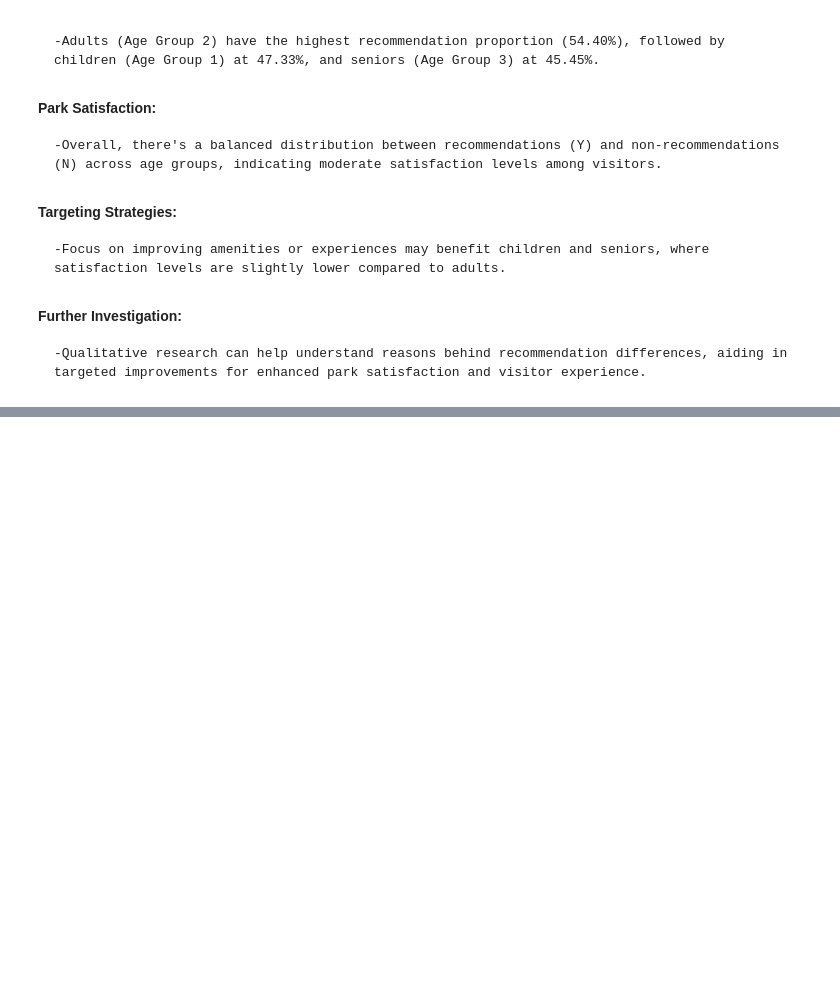
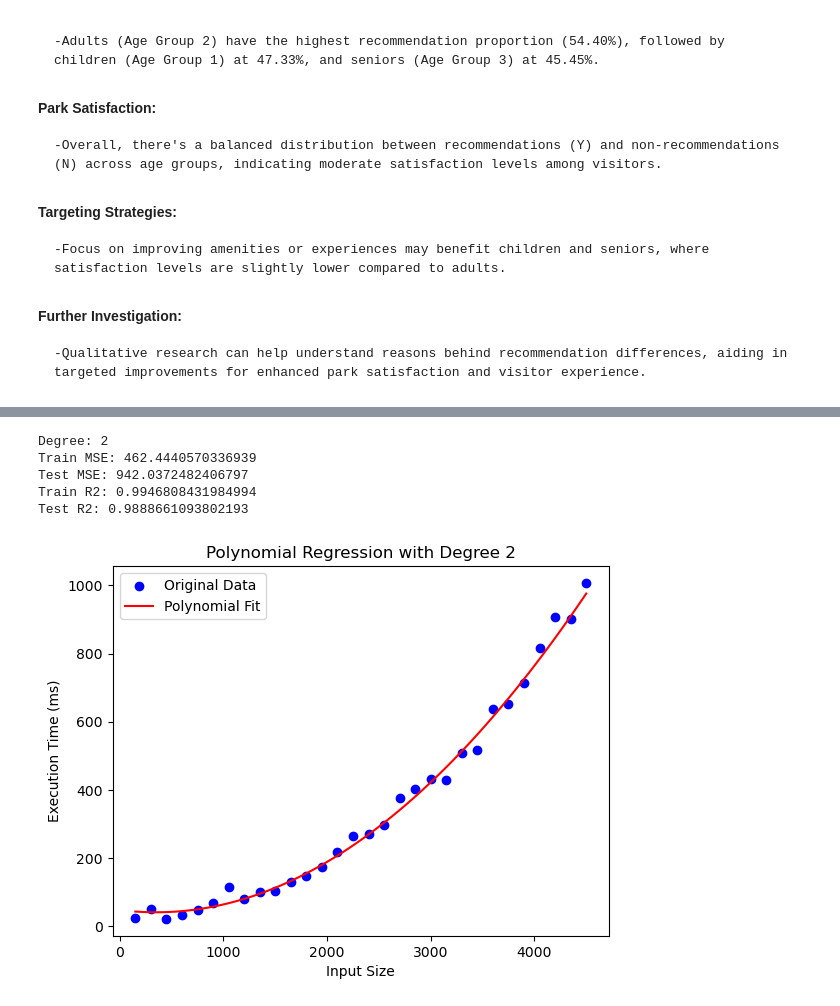
Before and after one commit to Departamento-de-Engenharia-Informatica/lei-24-s2-1db-g022, a Jupyter notebook: MATCP/Grupo22_1DB_MATCP.ipynb, the cells around one changed output, grey strips where cells are left out. Saved outputs shown, nothing was run; the diff lists cells and outputs as text; code cells hidden in the pictures; blank space fills up the shorter version.

```diff
--- a/MATCP/Grupo22_1DB_MATCP.ipynb
+++ b/MATCP/Grupo22_1DB_MATCP.ipynb
@@ -576,0 +798,68 @@ plt.show()
+# %%
+import pandas as pd
+import numpy as np
+from sklearn.model_selection import train_test_split
+from sklearn.preprocessing import PolynomialFeatures
+from sklearn.linear_model import LinearRegression
+from sklearn.metrics import mean_squared_error, r2_score
+import matplotlib.pyplot as plt
+
+# Step 1: Load the data
+# Adjusting the delimiter to semicolon and replacing commas with dots
+#data = pd.read_csv('solution_us14.csv', delimiter=';', decimal=',')
+
+data = pd.read_csv('us_14.csv', delimiter=',')
+
+# Step 2: Preprocess the data
+#X = data[['size']].values
+#Y = data['time'].values
+
+X = data[['Input Size']].values
+Y = data['Execution Time (ms)'].values
+
+# Step 3: Split the data into training and testing sets
+X_train, X_test, Y_train, Y_test = train_test_split(X, Y, test_size=0.2, random_state=42)
+
+# Step 4: Apply polynomial regression
+degree = 2  # You can try different degrees to find the best fit
+poly = PolynomialFeatures(degree=degree)
+X_train_poly = poly.fit_transform(X_train)
+X_test_poly = poly.transform(X_test)
+
+# Train the model
+model = LinearRegression()
+model.fit(X_train_poly, Y_train)
+
+# Predict using the model
+Y_train_pred = model.predict(X_train_poly)
+Y_test_pred = model.predict(X_test_poly)
+
+# Evaluate the model
+train_mse = mean_squared_error(Y_train, Y_train_pred)
+test_mse = mean_squared_error(Y_test, Y_test_pred)
+train_r2 = r2_score(Y_train, Y_train_pred)
+test_r2 = r2_score(Y_test, Y_test_pred)
+
+print(f"Degree: {degree}")
+print(f"Train MSE: {train_mse}")
+print(f"Test MSE: {test_mse}")
+print(f"Train R2: {train_r2}")
+print(f"Test R2: {test_r2}")
+
+# Step 5: Visualize the results
+plt.scatter(X, Y, color='blue', label='Original Data')
+X_range = np.linspace(X.min(), X.max(), 100).reshape(-1, 1)
+X_range_poly = poly.transform(X_range)
+plt.plot(X_range, model.predict(X_range_poly), color='red', label='Polynomial Fit')
+plt.xlabel('Input Size')
+plt.ylabel('Execution Time (ms)')
+plt.legend()
+plt.title(f'Polynomial Regression with Degree {degree}')
+plt.show()
+# %% [output]
+Degree: 2
+Train MSE: 462.4440570336939
+Test MSE: 942.0372482406797
+Train R2: 0.9946808431984994
+Test R2: 0.9888661093802193
+[figure, added]
```
Also changed, not shown: parts of 10 cells of this notebook, 4 other files.
